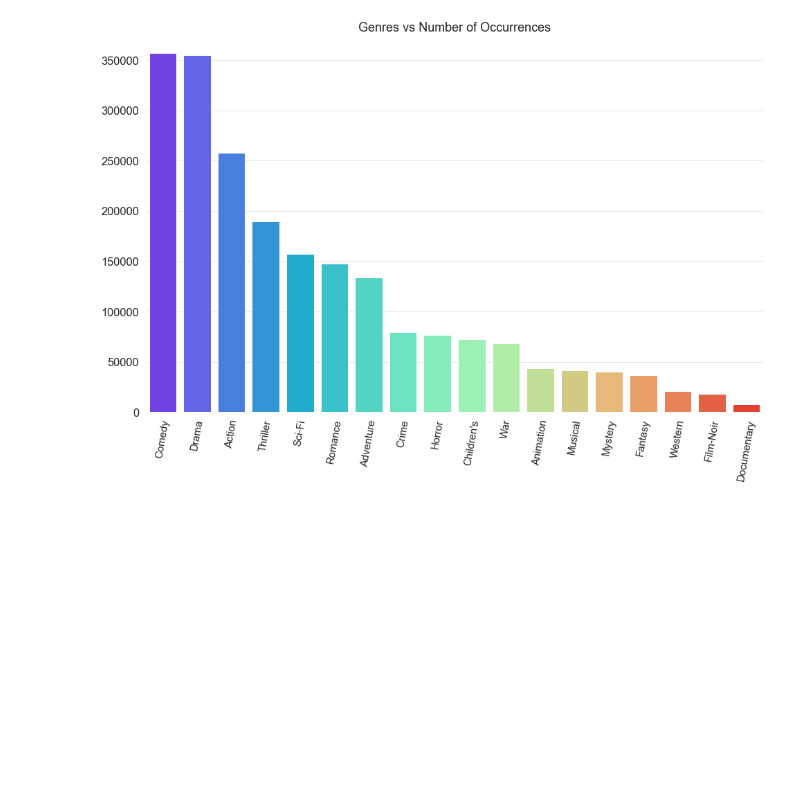
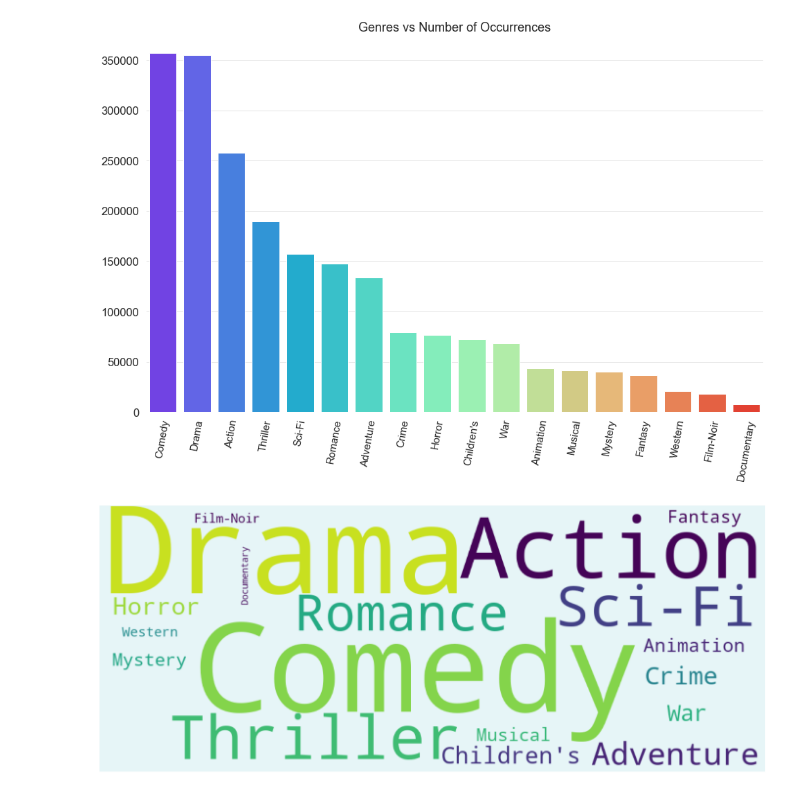
Before and after one commit to Praveen2795/Movie-Recommedation-System, a Jupyter notebook: Movie Recommendation system - DSCI Final Project .ipynb, the cells around one changed output. Cells and saved outputs as stored; diff of their text form; code cells hidden in the pictures; blank space fills up the shorter version.

```diff
--- a/Movie Recommendation system - DSCI Final Project .ipynb
+++ b/Movie Recommendation system - DSCI Final Project .ipynb
@@ -377,0 +374,18 @@ title_wordcloud = WordCloud(stopwords=STOPWORDS, background_color='black', heigh
+# %%
+# Define the dictionary used to produce the genre wordcloud
+genres = dict()
+trunc_occurences = keyword_occurences[0:30]
+for s in trunc_occurences:
+    genres[s[0]] = s[1]
+
+# Create the wordcloud
+genre_wordcloud = WordCloud(width=1000, height=400, background_color='#e6f5f7', max_words=100)
+genre_wordcloud.generate_from_frequencies(genres)
+
+# Plot the wordcloud
+f, ax = plt.subplots(figsize=(25,10))
+plt.imshow(genre_wordcloud, interpolation="bilinear")
+plt.axis('off')
+plt.show()
+# %% [output]
+[figure, added]
```
Also changed, not shown: parts of 8 cells of this notebook.
